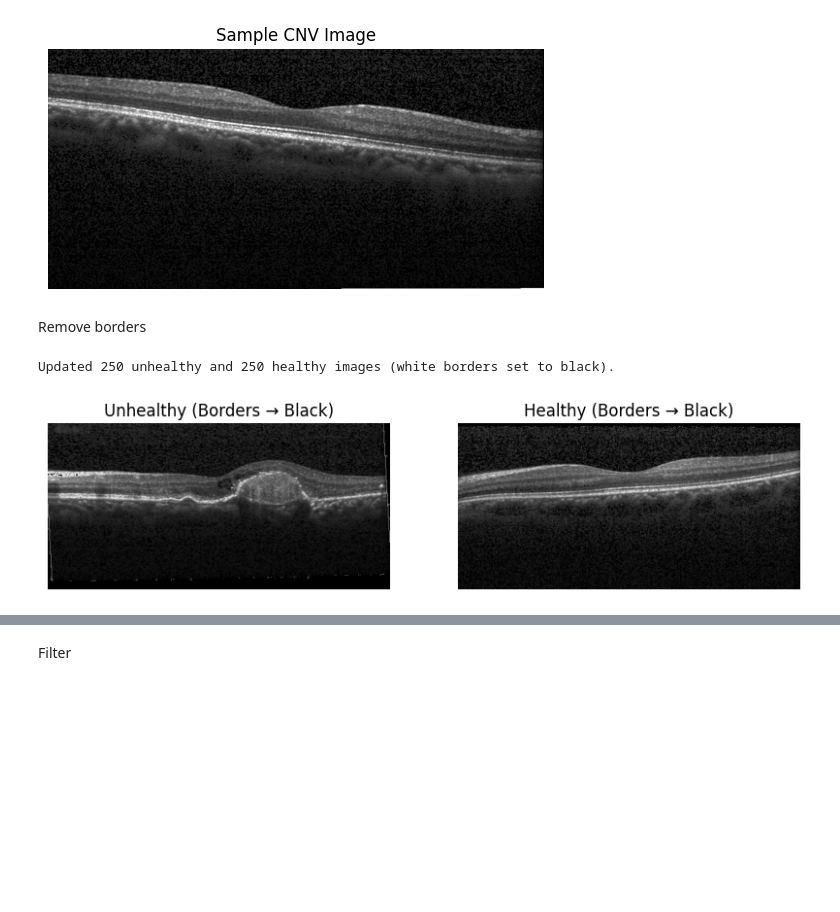
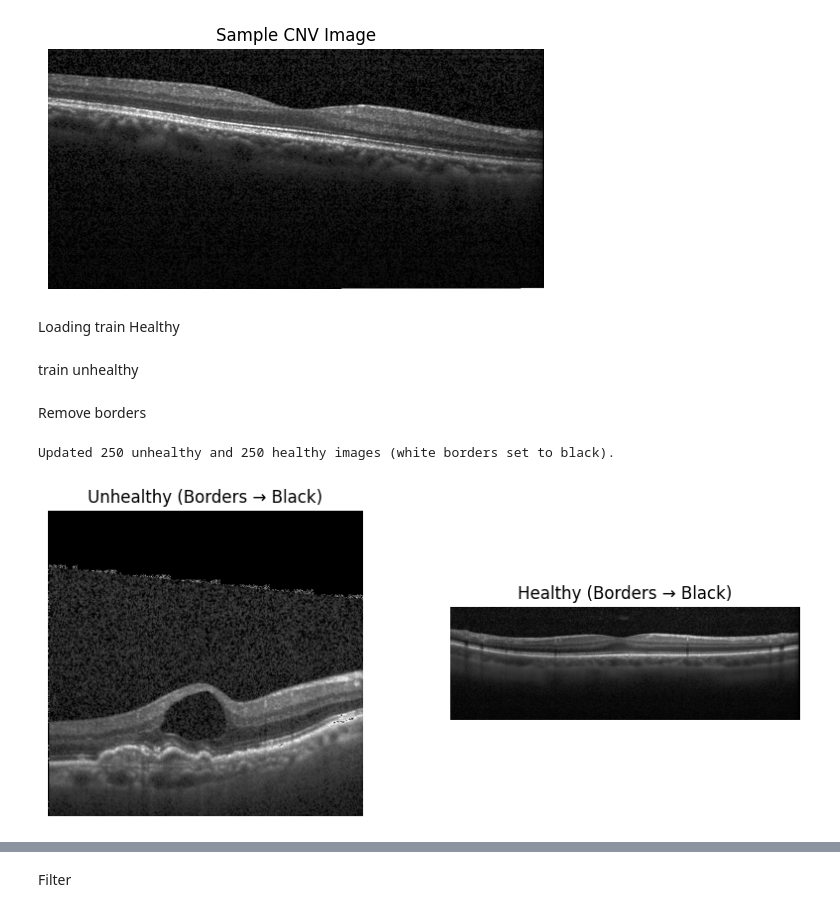
Before and after one commit to m2802h/Computer-Vision, a Jupyter notebook: Project.ipynb, the cells around one changed output, grey strips where cells are left out. Saved outputs shown, nothing was run; the diff lists cells and outputs as text; code cells hidden in the pictures; blank space fills up the shorter version.

```diff
--- a/Project.ipynb
+++ b/Project.ipynb
@@ -53,3 +51,5 @@ plt.title('Sample CNV Image')
 plt.show()
 # %% [output]
 [figure]
+# %% [markdown]
+Loading train Healthy
@@ -56,3 +68,17 @@ plt.show()
+# %% [markdown]
+train unhealthy
+# %%
+import cv2, os
+from pathlib import Path
+
+folder_path = Path("Data/CellData/OCT/train/CNV")
+images_unhealthy_train = []
+
+for file in folder_path.iterdir():
+    if file.suffix.lower() in {".png", ".jpg", ".jpeg"}:
+        img = cv2.imread(str(file), cv2.IMREAD_GRAYSCALE)  # returns a NumPy array
+        if img is not None:
+            images_unhealthy_train.append(img)
 # %% [markdown]
 Remove borders
 # %%
@@ -60,41 +86,50 @@ import numpy as np
 from PIL import Image
 import matplotlib.pyplot as plt
 
 # Function to replace white border pixels with black
-def remove_white_borders(img, threshold=250):
-    gray = img.convert("L")
-    arr = np.array(gray)
+def remove_white_borders(arr, threshold=250):
+    """
+    Replace white pixels (>= threshold) with black (0).
+    Works for 2D grayscale images.
+    """
+    arr = arr.copy()
     mask = arr >= threshold
     arr[mask] = 0
-    return Image.fromarray(arr)
+    return arr
 
 # 🔄 Modify the existing arrays directly
 for i in range(len(images_unhealthy)):
     images_unhealthy[i] = remove_white_borders(images_unhealthy[i])
 
 for i in range(len(images_healthy)):
     images_healthy[i] = remove_white_borders(images_healthy[i])
 
+for i in range(len(images_unhealthy_train)):
+    images_unhealthy_train[i] = remove_white_borders(images_unhealthy_train[i])
+
+for i in range(len(images_healthy_train)):
+    images_healthy_train[i] = remove_white_borders(images_healthy_train[i])
+
 print(f"Updated {len(images_unhealthy)} unhealthy and {len(images_healthy)} healthy images (white borders set to black).")
 
 # Show before and after for one example
-idx = 5
+idx = 4
 plt.figure(figsize=(10, 4))
 
 plt.subplot(1, 2, 1)
-plt.imshow(images_unhealthy[idx], cmap='gray')
+plt.imshow(images_unhealthy_train[idx], cmap='gray')
 plt.axis('off')
 plt.title('Unhealthy (Borders → Black)')
 
 plt.subplot(1, 2, 2)
-plt.imshow(images_healthy[idx], cmap='gray')
+plt.imshow(images_healthy_train[idx], cmap='gray')
 plt.axis('off')
 plt.title('Healthy (Borders → Black)')
 
 plt.show()
 # %% [output]
 Updated 250 unhealthy and 250 healthy images (white borders set to black).
-[figure, old version]
+[figure, new version]
 # %%
 import cv2
 import numpy as np
```
Also changed, not shown: parts of 14 cells of this notebook.
